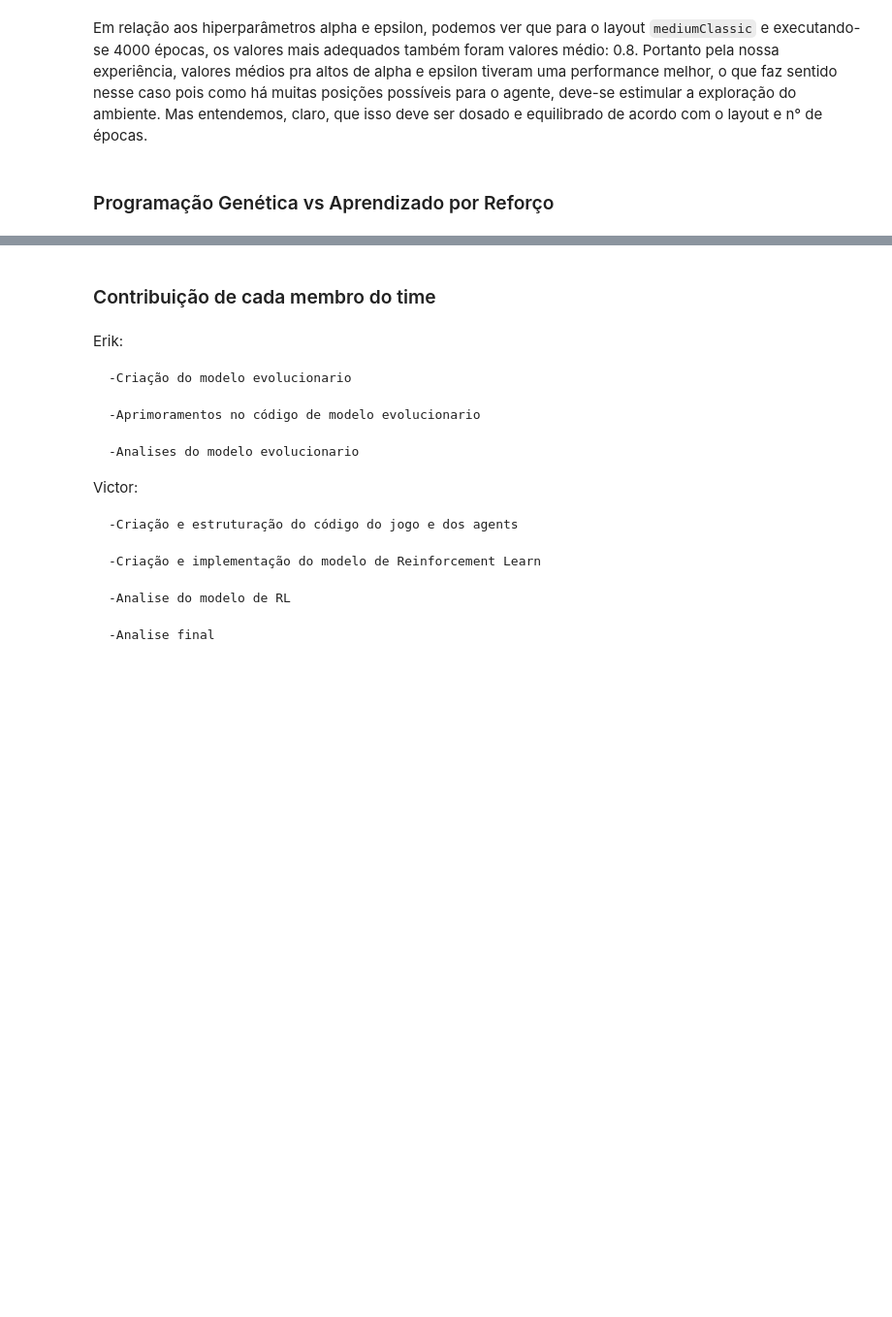
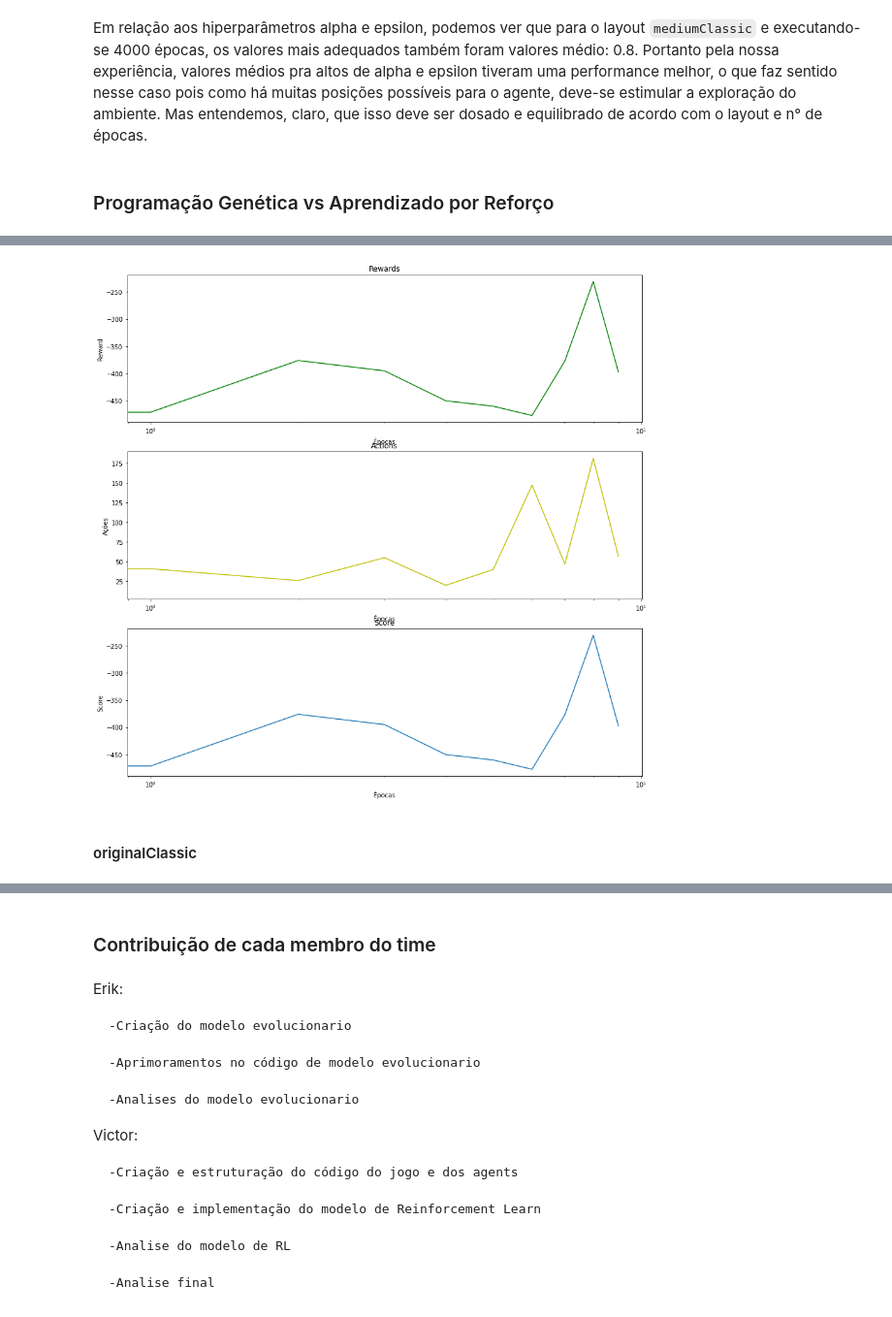
Before and after one commit to vpalmerini/pacman, a Jupyter notebook: p3.ipynb, the cells around one changed output, grey strips where cells are left out. Shown at 97% size. Drawn from its saved outputs; the diff is of its cells as text; code cells hidden in the pictures; blank space fills up the shorter version.

```diff
--- a/p3.ipynb
+++ b/p3.ipynb
@@ -621,0 +636,6 @@ Em relação aos hiperparâmetros alpha e epsilon, podemos ver que para o layout
+# %%
+performance_rl_medium = ! python reinforcement.py --layout mediumClassic --numGames 6010 --learningRate 0.8 --explorationRate 0.8
+# %%
+plotResults(performance_rl_medium, 1)
+# %% [output]
+[figure, added]
@@ -621,0 +644,2 @@ Em relação aos hiperparâmetros alpha e epsilon, podemos ver que para o layout
+# %% [markdown]
+#### originalClassic
```
Also changed, not shown: parts of 11 cells of this notebook, 1 other file.
